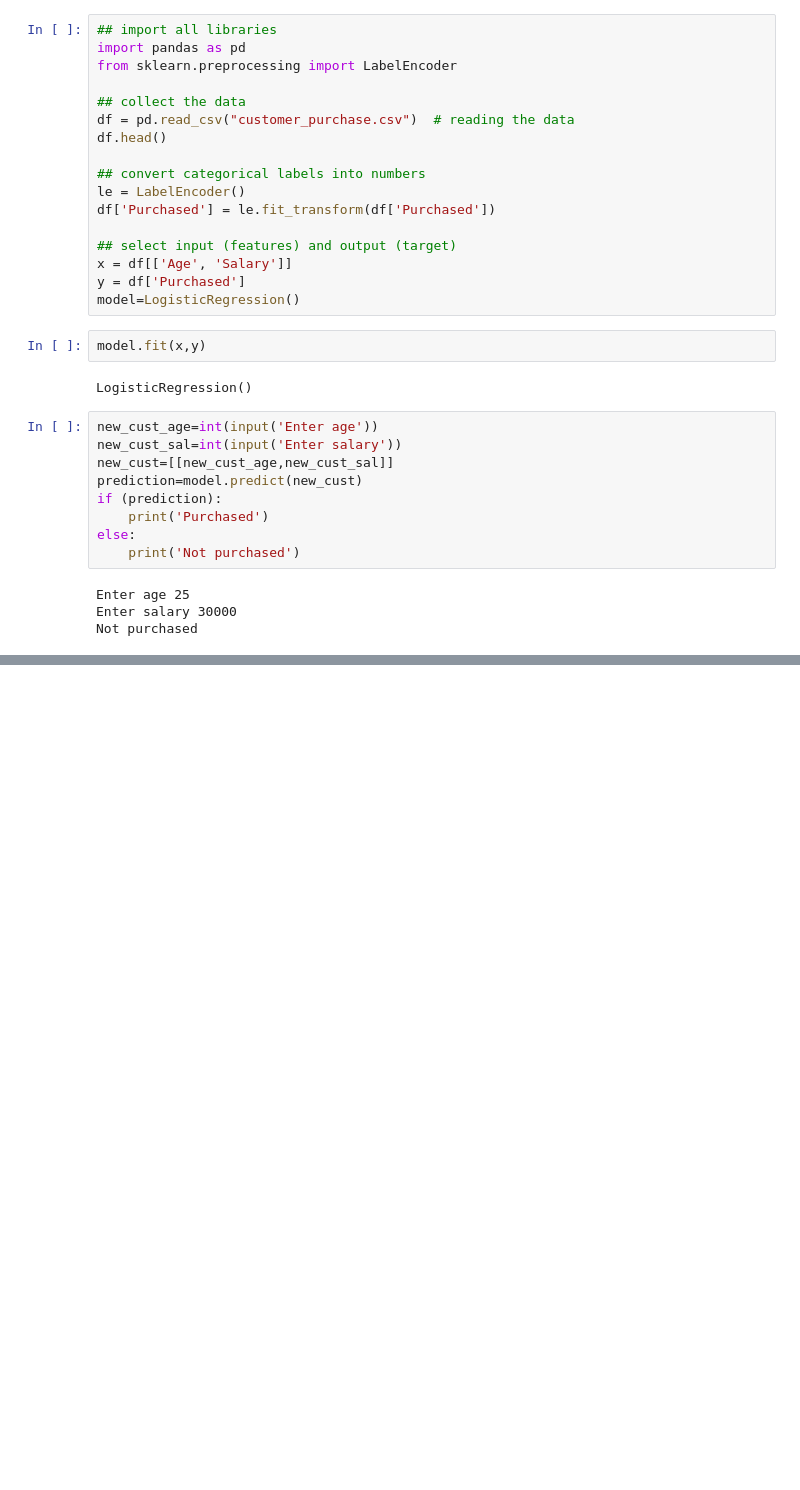
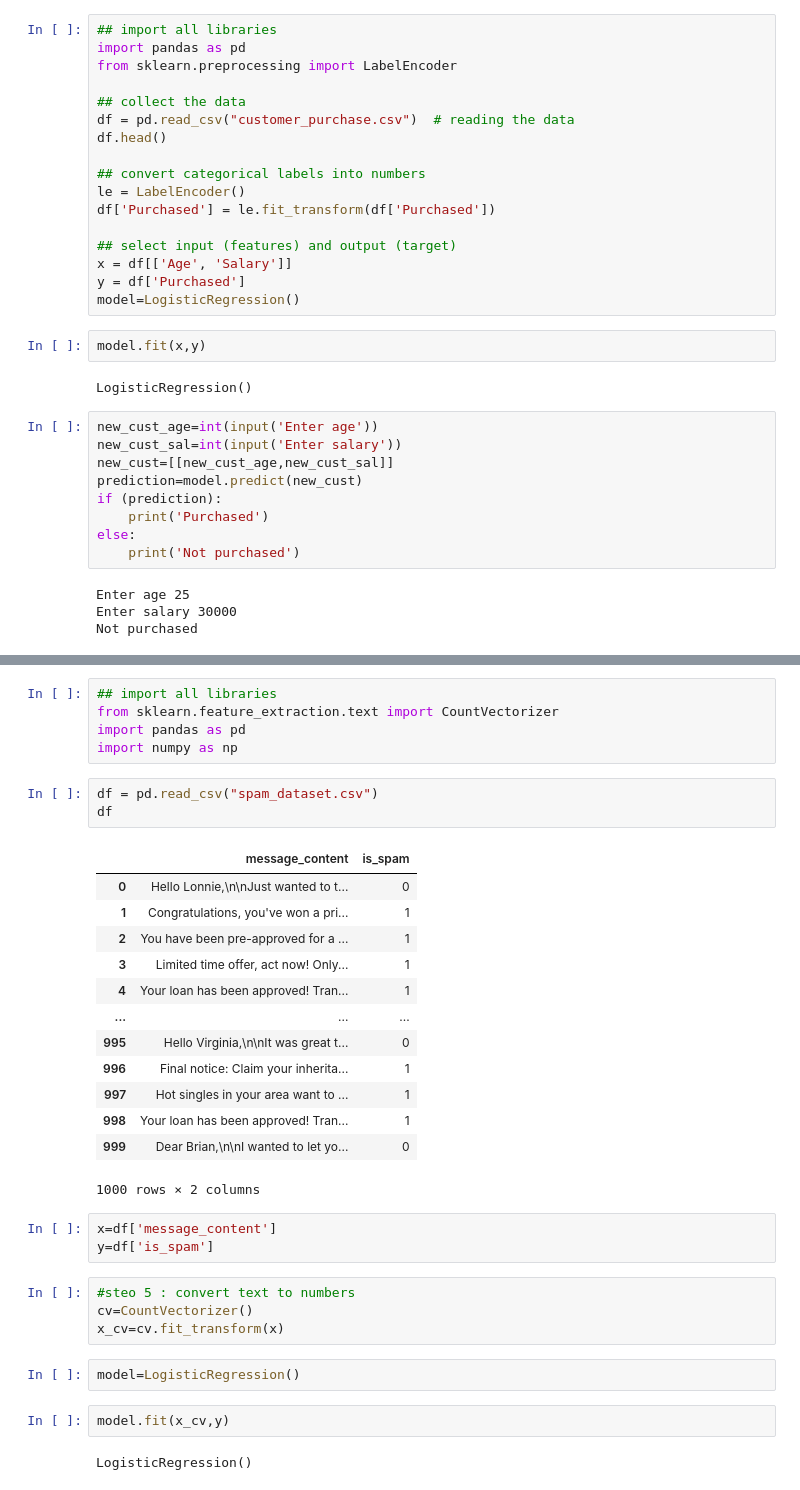
Before and after one commit to Rsymlll/trainingaiml, a Jupyter notebook: Day-16/LogisticRegression.ipynb, the cells around one changed output, grey strips where cells are left out. Saved outputs shown, nothing was run; the diff lists cells and outputs as text; blank space fills up the shorter version.

Commit message:
Dataset

```diff
--- a/Day-16/LogisticRegression.ipynb
+++ b/Day-16/LogisticRegression.ipynb
@@ -68,0 +76,35 @@ Not purchased
+# %%
+## import all libraries
+from sklearn.feature_extraction.text import CountVectorizer
+import pandas as pd
+import numpy as np
+# %%
+df = pd.read_csv("spam_dataset.csv")
+df
+# %% [output]
+|  | message_content | is_spam |
+| 0 | Hello Lonnie,\n\nJust wanted to t... | 0 |
+| 1 | Congratulations, you've won a pri... | 1 |
+| 2 | You have been pre-approved for a ... | 1 |
+| 3 | Limited time offer, act now! Only... | 1 |
+| 4 | Your loan has been approved! Tran... | 1 |
+| ... | ... | ... |
+| 995 | Hello Virginia,\n\nIt was great t... | 0 |
+| 996 | Final notice: Claim your inherita... | 1 |
+| 997 | Hot singles in your area want to ... | 1 |
+| 998 | Your loan has been approved! Tran... | 1 |
+| 999 | Dear Brian,\n\nI wanted to let yo... | 0 |
+1000 rows × 2 columns
+# %%
+x=df['message_content']
+y=df['is_spam']
+# %%
+#steo 5 : convert text to numbers
+cv=CountVectorizer()
+x_cv=cv.fit_transform(x)
+# %%
+model=LogisticRegression()
+# %%
+model.fit(x_cv,y)
+# %% [output]
+LogisticRegression()
```
Also changed, not shown: parts of 2 cells of this notebook, 2 other files.
